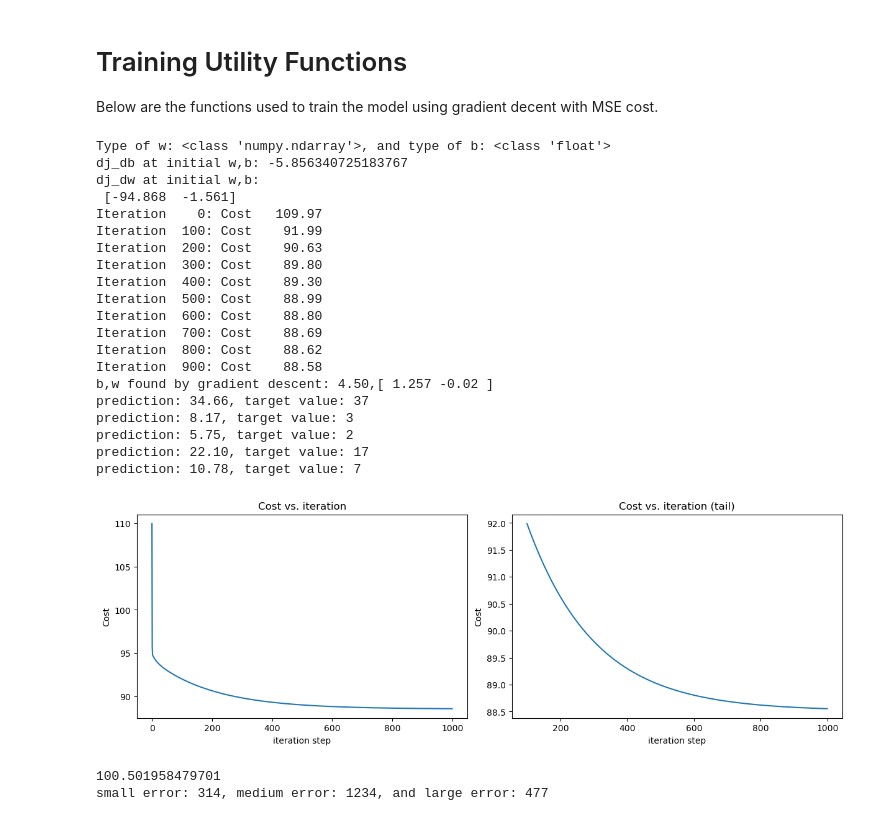
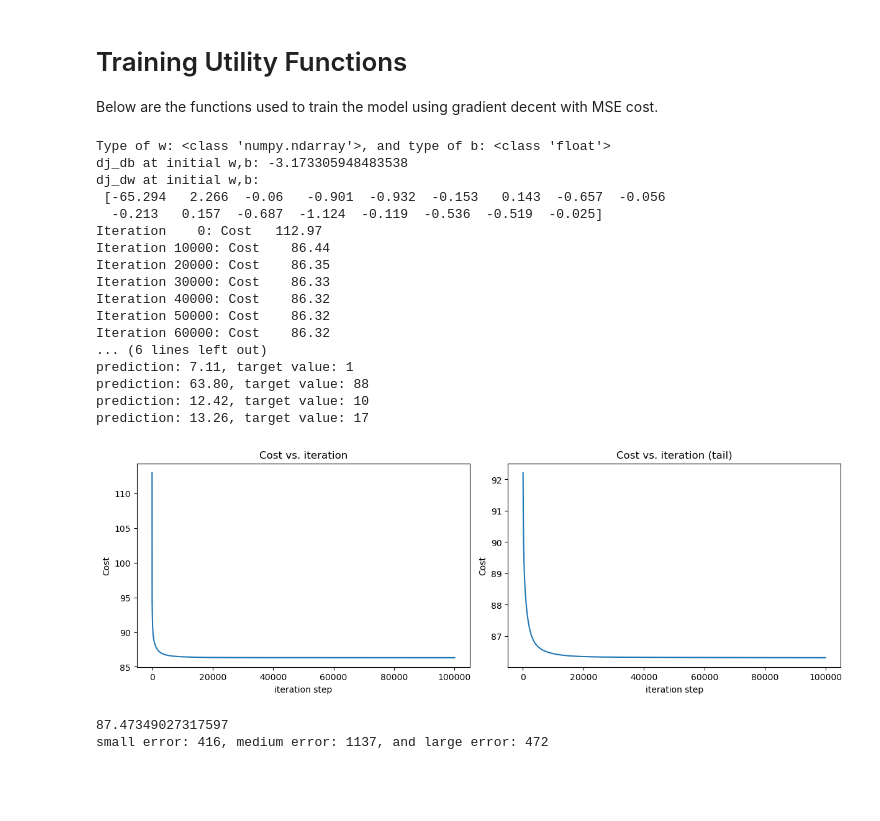
Before and after one commit to sachinallums/cs129LairWaitTime, a Jupyter notebook: wait_time_model.ipynb, the cells around one changed output. Saved outputs shown, nothing was run; the diff lists cells and outputs as text; code cells hidden in the pictures; blank space fills up the shorter version.

```diff
--- a/wait_time_model.ipynb
+++ b/wait_time_model.ipynb
@@ -40,19 +40,36 @@ TEST_SIZE = 0.1
 
 # Model hyperparameters
 LEARNING_RATE = 5.0e-3
-ITERATIONS = 1000
+ITERATIONS = 100000
 LAMBDA = None
 W_INIT = lambda n_features: np.random.randn(n_features) * 0.01
 
 # Which Columns are Features
 X_LABELS = [
     "numInQueue",
-    "daysLeftClean"
+    "daysLeftClean",
+    "bitAndKarel",
+    "imagesAndGraphics",
+    "mapsAndDictionaries",
+    "lambdas",
+    "fileReading",
+    "grids",
+    "strings",
+    "userInteraction",
+    "queuesAndStacks",
+    "recursion",
+    "structs",
+    "objectOrientedProgramming",
+    "pointersAndMemory",
+    "sorting",
+    "hashTables"
 ]
 
 # Which Column is the label
 Y_LABELS = "waitTime"
 
+print(len(X_LABELS))
+
 ### Don't Touch Anything Below This Line
 
 # Ensure splits add up to 100%
@@ -242,7 +261,7 @@ def predict(x, w, b):
 
 
 b_init = 0.01
-w_init = np.array([1, 1])
+w_init = np.ones(len(X_LABELS))
 
 print(f"Type of w: {type(w_init)}, and type of b: {type(b_init)}")
 
@@ -267,51 +286,48 @@ w_final, b_final, J_hist = gradient_descent(X_train, y_train, initial_w, initial
                                                 alpha, iterations)
 print(f"b,w found by gradient descent: {b_final:0.2f},{w_final} ")
 m,_ = X_train.shape
 for i in range(5):
     print(f"prediction: {np.dot(X_train[i], w_final) + b_final:0.2f}, target value: {y_train[i]}")
 
 # plot cost versus iteration
 fig, (ax1, ax2) = plt.subplots(1, 2, constrained_layout=True, figsize=(12, 4))
 ax1.plot(J_hist)
 ax2.plot(100 + np.arange(len(J_hist[100:])), J_hist[100:])
 ax1.set_title("Cost vs. iteration");  ax2.set_title("Cost vs. iteration (tail)")
 ax1.set_ylabel('Cost')             ;  ax2.set_ylabel('Cost')
 ax1.set_xlabel('iteration step')   ;  ax2.set_xlabel('iteration step')
 plt.show()
 
 # Compute cost function for cross validation set
 print(compute_cost_regularized(X_cross, Y_cross, w_final, b_final))
 small, medium, large = compute_error_bins(X_cross, Y_cross, w_final, b_final)
 print(f"small error: {small}, medium error: {medium}, and large error: {large}")
 
 # # Plot for just numInQueue against Wait Time
 # plt.scatter(X_train, y_train)
 # plt.xlabel('Num in Queue')
 # plt.ylabel('Wait Time')
 # plt.title("Num In Queue vs Wait Time")
 # plt.axline((0, b_final), slope=w_final, linewidth=4, color='r')
 # plt.show()
 # %% [output]
 Type of w: <class 'numpy.ndarray'>, and type of b: <class 'float'>
-dj_db at initial w,b: -5.856340725183767
+dj_db at initial w,b: -3.173305948483538
 dj_dw at initial w,b:
- [-94.868  -1.561]
-Iteration    0: Cost   109.97
-Iteration  100: Cost    91.99
-Iteration  200: Cost    90.63
-Iteration  300: Cost    89.80
-Iteration  400: Cost    89.30
-Iteration  500: Cost    88.99
-Iteration  600: Cost    88.80
-Iteration  700: Cost    88.69
-Iteration  800: Cost    88.62
-Iteration  900: Cost    88.58
-b,w found by gradient descent: 4.50,[ 1.257 -0.02 ]
-prediction: 34.66, target value: 37
-prediction: 8.17, target value: 3
-prediction: 5.75, target value: 2
-prediction: 22.10, target value: 17
-prediction: 10.78, target value: 7
+ [-65.294   2.266  -0.06   -0.901  -0.932  -0.153   0.143  -0.657  -0.056
+  -0.213   0.157  -0.687  -1.124  -0.119  -0.536  -0.519  -0.025]
+Iteration    0: Cost   112.97
+Iteration 10000: Cost    86.44
+Iteration 20000: Cost    86.35
+Iteration 30000: Cost    86.33
+Iteration 40000: Cost    86.32
+Iteration 50000: Cost    86.32
+Iteration 60000: Cost    86.32
+... (6 lines left out)
+prediction: 7.11, target value: 1
+prediction: 63.80, target value: 88
+prediction: 12.42, target value: 10
+prediction: 13.26, target value: 17
-[figure, old version]
+[figure, new version]
-100.501958479701
-small error: 314, medium error: 1234, and large error: 477
+87.47349027317597
+small error: 416, medium error: 1137, and large error: 472
```
Also changed, not shown: parts of 2 cells of this notebook.
